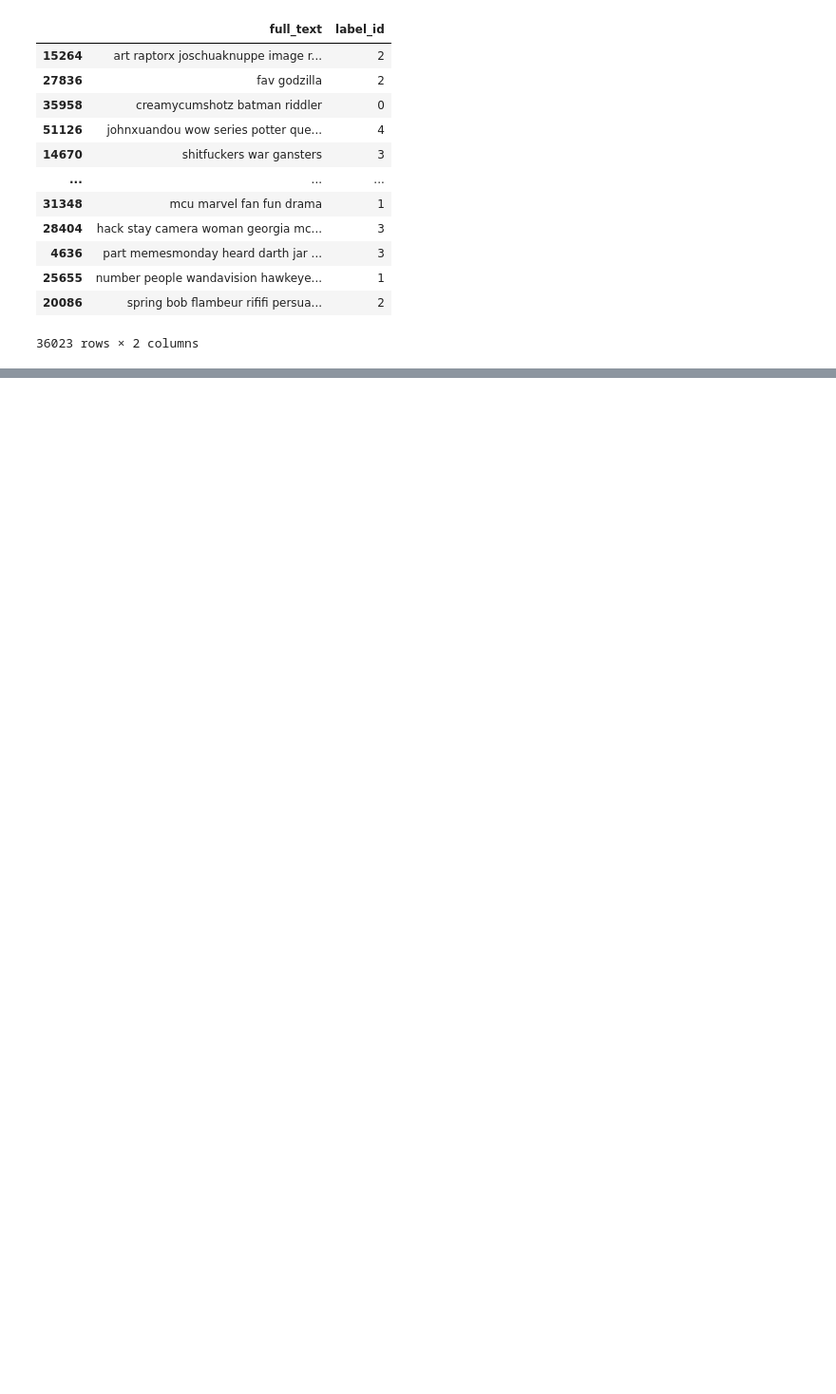
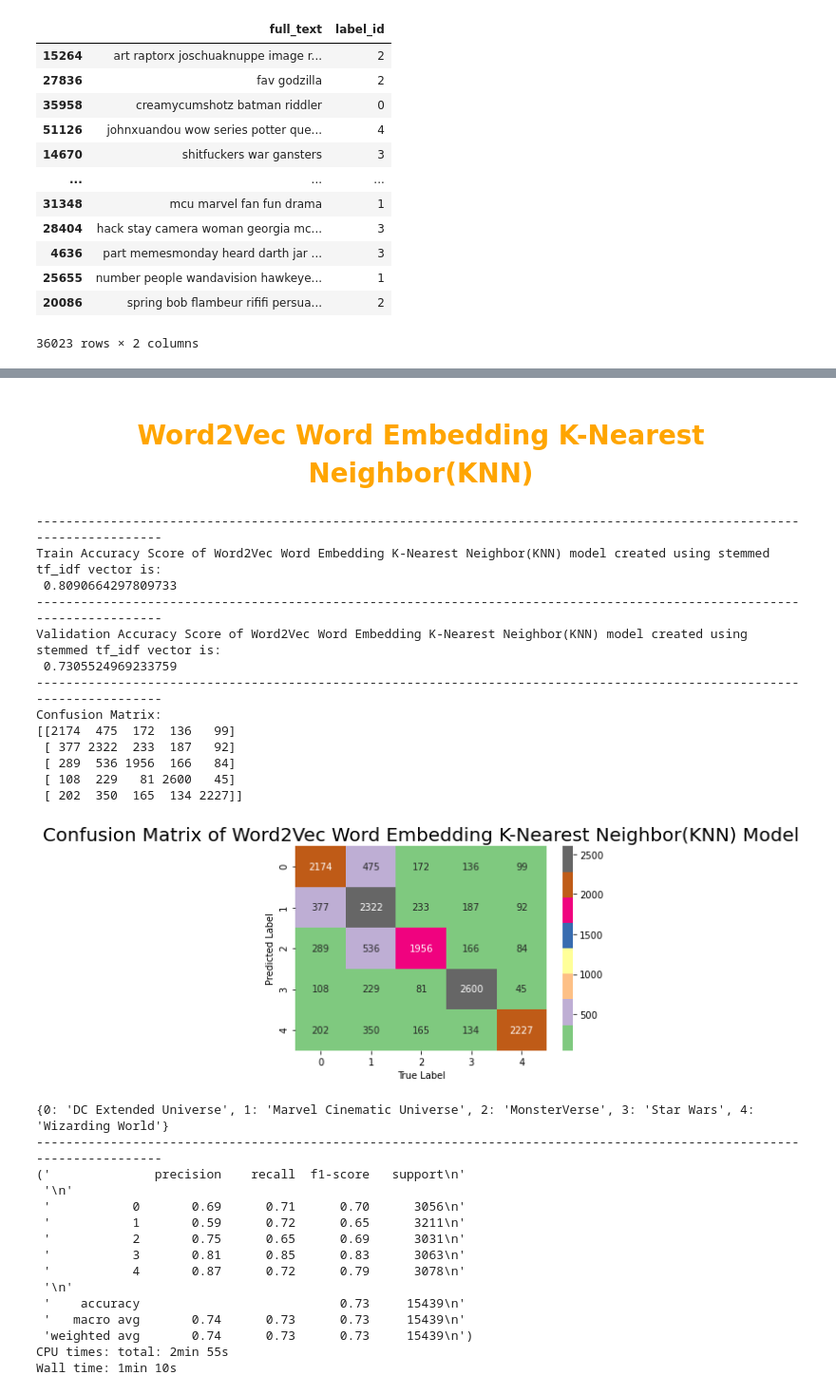
Before and after one commit to manavpatadia/Mca_Lab_Practicals, a Jupyter notebook: Semester 1/E3_NLP/Case_Study/Case_study_NLP.ipynb, the cells around one changed output, grey strips where cells are left out. Shown: that part at 95% size. Drawn from its saved outputs; the diff is of its cells as text; code cells hidden in the pictures; blank space fills up the shorter version.

```diff
--- a/Semester 1/E3_NLP/Case_Study/Case_study_NLP.ipynb
+++ b/Semester 1/E3_NLP/Case_Study/Case_study_NLP.ipynb
@@ -1115,0 +1279,37 @@ final_accuracy_df.to_csv("output/final_accuracy_final.csv")
+# %% [markdown]
+# <font color='orange'>  <center> Word2Vec Word Embedding K-Nearest Neighbor(KNN)
+# %%
+%%time
+we_w2v_knn_model = KNeighborsClassifier(5)
+we_w2v_knn_model, score_we_w2v_knn = evaluate_model(X_train_emb_w2v, y_train_emb_w2v, X_valid_emb_w2v, y_valid_emb_w2v, classes,
+                                         we_w2v_knn_model, "Word2Vec Word Embedding K-Nearest Neighbor(KNN)", "we_w2v_knn_model.pkl", fresh_load=True)
+# %% [output]
+------------------------------------------------------------------------------------------------------------------------
+Train Accuracy Score of Word2Vec Word Embedding K-Nearest Neighbor(KNN) model created using stemmed tf_idf vector is:
+ 0.8090664297809733
+------------------------------------------------------------------------------------------------------------------------
+Validation Accuracy Score of Word2Vec Word Embedding K-Nearest Neighbor(KNN) model created using stemmed tf_idf vector is:
+ 0.7305524969233759
+------------------------------------------------------------------------------------------------------------------------
+Confusion Matrix:
+[[2174  475  172  136   99]
+ [ 377 2322  233  187   92]
+ [ 289  536 1956  166   84]
+ [ 108  229   81 2600   45]
+ [ 202  350  165  134 2227]]
+[figure, added]
+{0: 'DC Extended Universe', 1: 'Marvel Cinematic Universe', 2: 'MonsterVerse', 3: 'Star Wars', 4: 'Wizarding World'}
+------------------------------------------------------------------------------------------------------------------------
+('              precision    recall  f1-score   support\n'
+ '\n'
+ '           0       0.69      0.71      0.70      3056\n'
+ '           1       0.59      0.72      0.65      3211\n'
+ '           2       0.75      0.65      0.69      3031\n'
+ '           3       0.81      0.85      0.83      3063\n'
+ '           4       0.87      0.72      0.79      3078\n'
+ '\n'
+ '    accuracy                           0.73     15439\n'
+ '   macro avg       0.74      0.73      0.73     15439\n'
+ 'weighted avg       0.74      0.73      0.73     15439\n')
+CPU times: total: 2min 55s
+Wall time: 1min 10s
```
Also changed, not shown: parts of 69 cells of this notebook, 40 other files.
